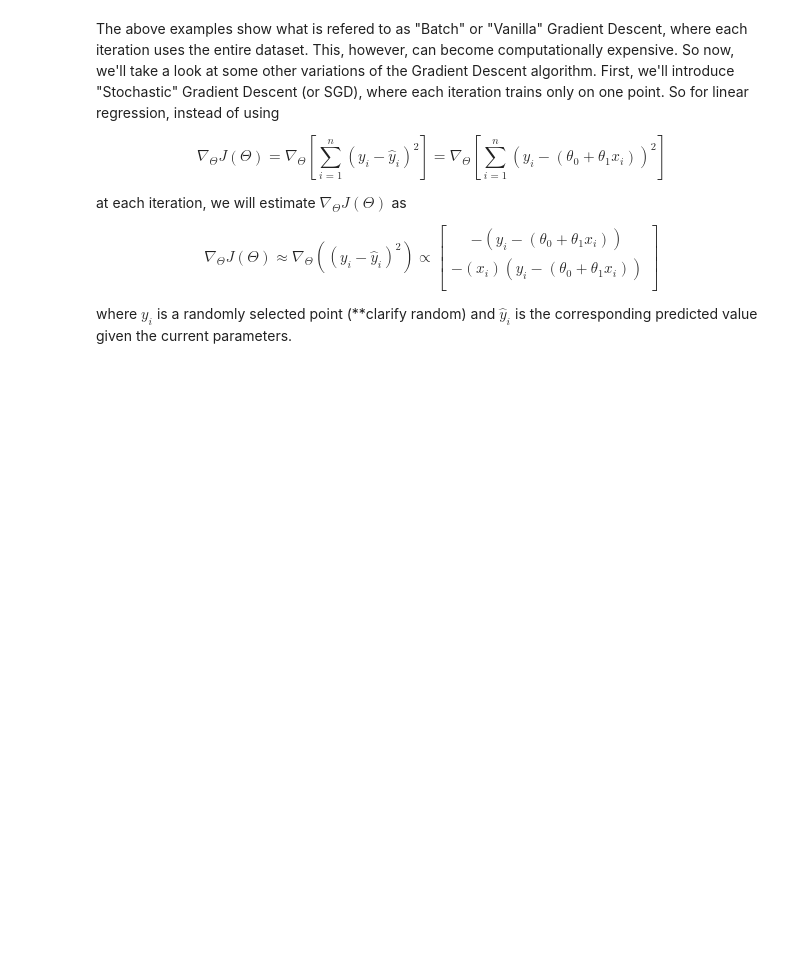
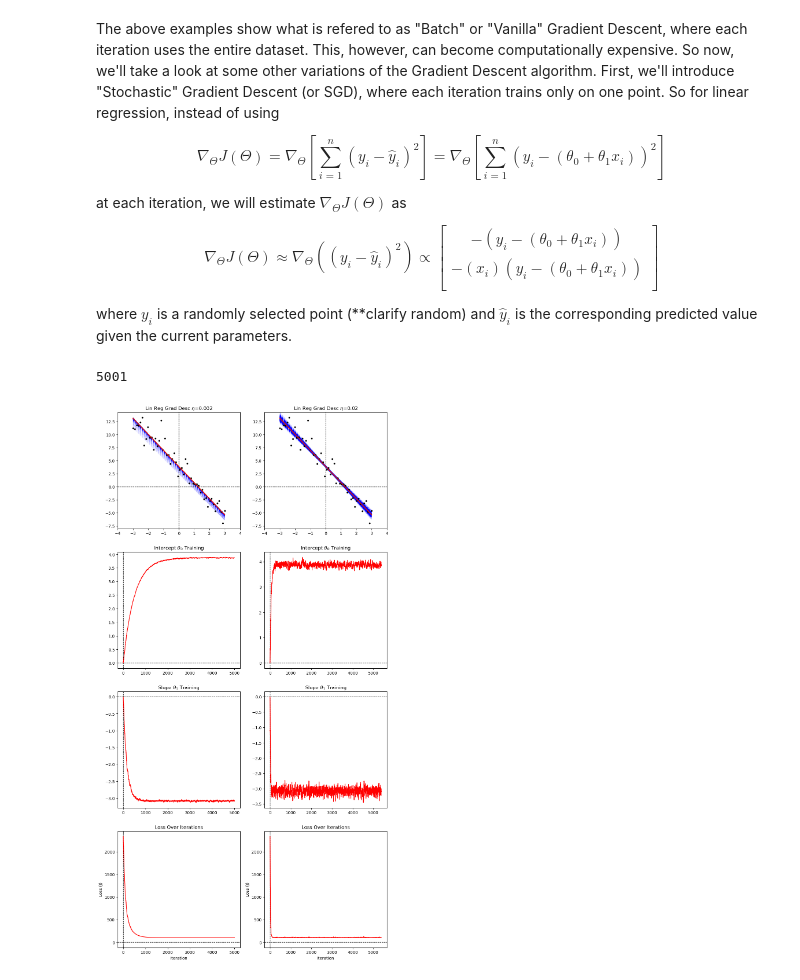
Before and after one commit to JakeLarimer/MLAlgosFromScratch, a Jupyter notebook: LinearRegressionWithGradientDescent.ipynb, the cells around one changed output. Saved outputs shown, nothing was run; the diff lists cells and outputs as text; code cells hidden in the pictures; blank space fills up the shorter version.

```diff
--- a/LinearRegressionWithGradientDescent.ipynb
+++ b/LinearRegressionWithGradientDescent.ipynb
@@ -357,11 +357,11 @@ $$
 
 where $y_i$ is a randomly selected point (**clarify random) and $\hat{y}_i$ is the corresponding predicted value given the current parameters.
 # %%
-x = np.linspace(-3,3,10)
+x = np.linspace(-3,3,50)
 noise = np.random.normal(0, 1.5, size=len(x))
 y = -3 * x + 4 + noise
 
-min_epochs = 1000
+min_epochs = 100
 
 # Shuffling our x and y values for training
 shuffle_points = list(zip(x,y))
@@ -370,8 +370,8 @@ xshuffle, yshuffle = zip(*shuffle_points)
 
 ypred_list = []
 
-etascale = [0.0005, 0.01]
-epsilon = [0.01, 0.01]
+etascale = [0.002, 0.02]
+epsilon = [0.02, 0.02]
 
 num_iters = [0, 0]
 
@@ -386,17 +386,15 @@ def find_gradJ_sp(x, y, theta):
     return np.array([j0, j1])
 
 
-
+#
 for k in range(len(etascale)):
 
     # Initializing gradient and parameters
 
     if k == 0:
         theta = [[np.array([0,0])]]
-        #theta = [np.random.randn(2) * 0.01, np.random.randn(2) * 0.01]  # Small random values
-        # print(theta.shape)
         gradJ = [[find_gradJ_sp(xshuffle[0], yshuffle[0], theta[k][-1])]]
-        #print(theta[k])
+
     else:
         theta.append([np.array([0,0])])
         gradJ.append([find_gradJ_sp(xshuffle[0], yshuffle[0], theta[k][-1])])
@@ -405,21 +403,15 @@ for k in range(len(etascale)):
     ypred_list[k].append(theta[k][-1][0] + x * theta[k][-1][1])
     num_iters[k] += 1
     point_index = 1
-    # t = 0
+
 
 
     while abs(gradJ[k][-1][0]) > epsilon[0] or abs(gradJ[k][-1][1]) > epsilon[1] or num_iters[k] < min_epochs * len(x):
-        #print(abs(gradJ[k][-1][0]) > epsilon[0])
-        #print(abs(gradJ[k][-1][1]) > epsilon[1])
-        # print((theta[k][-1] - etascale[k] * gradJ[k][-1]).shape)
-        #theta[k].append(theta[k][-1] - etascale[k] * gradJ[k][-1])
-        #theta[k].append(theta[k][-1] - (etascale[k] / (1 + 0.0005 * num_iters[-1])) * gradJ[k][-1])
+
         theta[k].append(theta[k][-1] - etascale[k] * gradJ[k][-1])
 
         gradJ[k].append(find_gradJ_sp(xshuffle[point_index], yshuffle[point_index], theta[k][-1]))
 
-        #ypred = theta[k][-1][0] + x * theta[k][-1][1]
-        #ypred_list[k].append(ypred)
         ypred_list[k].append(theta[k][-1][0] + x * theta[k][-1][1])
 
         num_iters[k] += 1
@@ -428,60 +420,60 @@ for k in range(len(etascale)):
             point_index += 1
         else:
             point_index = 0
-            # print("bop")
+
             # Shuffling our x and y values for training
             shuffle_points = list(zip(x,y))
             np.random.shuffle(shuffle_points)
             xshuffle, yshuffle = zip(*shuffle_points)
 
-    #print(abs(gradJ[k][-1][0]))
-    #print(abs(gradJ[k][-1][1]))
-    #print(theta[k][-1][0])
-    #print(theta[k][-1][1])
 
-fig, axes = plt.subplots(3, len(etascale), figsize=(12,22))
-#fig2, axes2 = plt.subplots(1, 2, subplot_kw={'projection':'3d'}, figsize=(10,6))
+fig, axes = plt.subplots(4, len(etascale), figsize=(12,24))
+
 
 for j in range(len(etascale)):
 
-    for k in range(3):
+    for k in range(4):
         axes[k, j].axhline(0, color='black', linestyle='--', linewidth=1)
         axes[k, j].axvline(0, color='black', linestyle='--', linewidth=1)
 
     # Plotting Points and Regression
     axes[0, j].scatter(x, y, color="black", s=10)
     for i in range(num_iters[j]-1):
-        axes[0, j].plot(x, ypred_list[j][i], color='blue', alpha=0.05 * (i+1)/num_iters[j], linestyle="--")
-    axes[0, j].plot(x, ypred_list[j][-1], color='red', linewidth=2)
+        axes[0, j].plot(x, ypred_list[j][i], color='blue', alpha=0.02 * (i+1)/num_iters[j], linestyle="--", zorder=0)
+    axes[0, j].plot(x, ypred_list[j][-1], color='red', linewidth=2, zorder=2)
     axes[0, j].set_title(f"Lin Reg Grad Desc $\\eta$={etascale[j]}")
     axes[0, j].set_xlim(min(x)-1, max(x)+1)
     axes[0, j].set_ylim(min(y)-1, max(y)+1)
 
     # Plotting theta[0] over iterations
     axes[1, j].plot(list(range(1, num_iters[j]+1)), [theta_vec[0] for theta_vec in theta[j]], color="red")#, s=50)
     axes[1, j].set_title(f"Intercept $\\theta_0$ Training")
 
     # Plotting theta[1] over iterations
     axes[2, j].plot(list(range(1, num_iters[j]+1)), [theta_vec[1] for theta_vec in theta[j]], color="red")#, s=50)
     axes[2, j].set_title(f"Slope $\\theta_1$ Training")
 
 
     # Checking against other lin reg algo
     params = np.polyfit(x,y,1)
-    axes[0, j].plot(x, params[0] * x + params[1], color='lime', linewidth=2)
+    axes[0, j].plot(x, params[0] * x + params[1], color='lime', linewidth=2, zorder=1)
 
     # Plotting loss over time
-    #J = []
-    #print(len(ypred_list[0]))
-    #print(num_iters[0])
-    #print(len([theta_vec[0] for theta_vec in theta[j]]))
-    #for i in range(num_iters[j]):
-        #Jval = 0.
+    J = []
 
-        #np.sum((y - ypred_list[j][i]) ** 2)
+    for i in range(num_iters[j]):
 
-        #J.append(Jval)
+        Jval = np.sum((y - ypred_list[j][i]) ** 2)
 
-    #axes2[j].plot([theta_vec[0] for theta_vec in theta[j]], [theta_vec[1] for theta_vec in theta[j]], J)
+        J.append(Jval)
+
+    axes[3, j].set_title(f"Loss Over Iterations")
+    axes[3, j].plot(range(1, num_iters[j]+1), J, color="red")
+    axes[3, j].set_xlabel("Iteration")
+    axes[3, j].set_ylabel("Loss (J)")
+
 
 print(num_iters[0])
+# %% [output]
+5001
+[figure, added]
```
Also changed, not shown: parts of 1 cell of this notebook.
